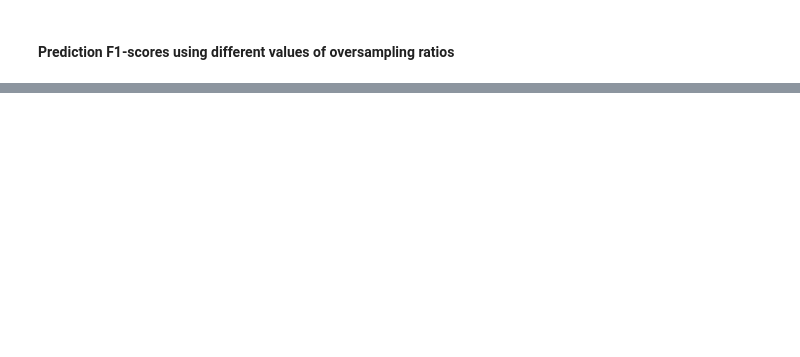
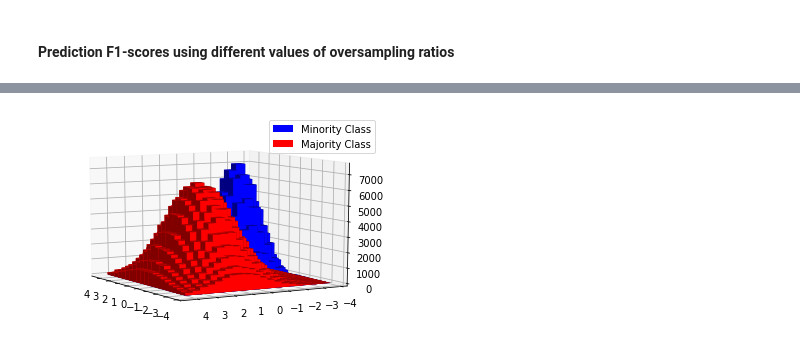
Before and after one commit to crisgompec/ImbalancedDataset, a Jupyter notebook: Dataset1/Python/Oversampling.ipynb, the cells around one changed output, grey strips where cells are left out. Cells and saved outputs as stored; diff of their text form; code cells hidden in the pictures; blank space fills up the shorter version.

```diff
--- a/Dataset1/Python/Oversampling.ipynb
+++ b/Dataset1/Python/Oversampling.ipynb
@@ -322,0 +443,4 @@ plt.show()
+# %%
+N=1e6
+x2D_ma = np.random.multivariate_normal(mu_ma,sigma_ma,int((1-pi_mi)*N))
+x2D_mi = np.random.multivariate_normal(mu_mi,sigma_mi,int(pi_mi*N))
@@ -322,0 +455,4 @@ plt.show()
+# %%
+Plot2D_Samples(x_grid, y_grid, x2D_mi, x2D_ma)
+# %% [output]
+[figure, added]
```
Also changed, not shown: parts of 21 cells of this notebook.
